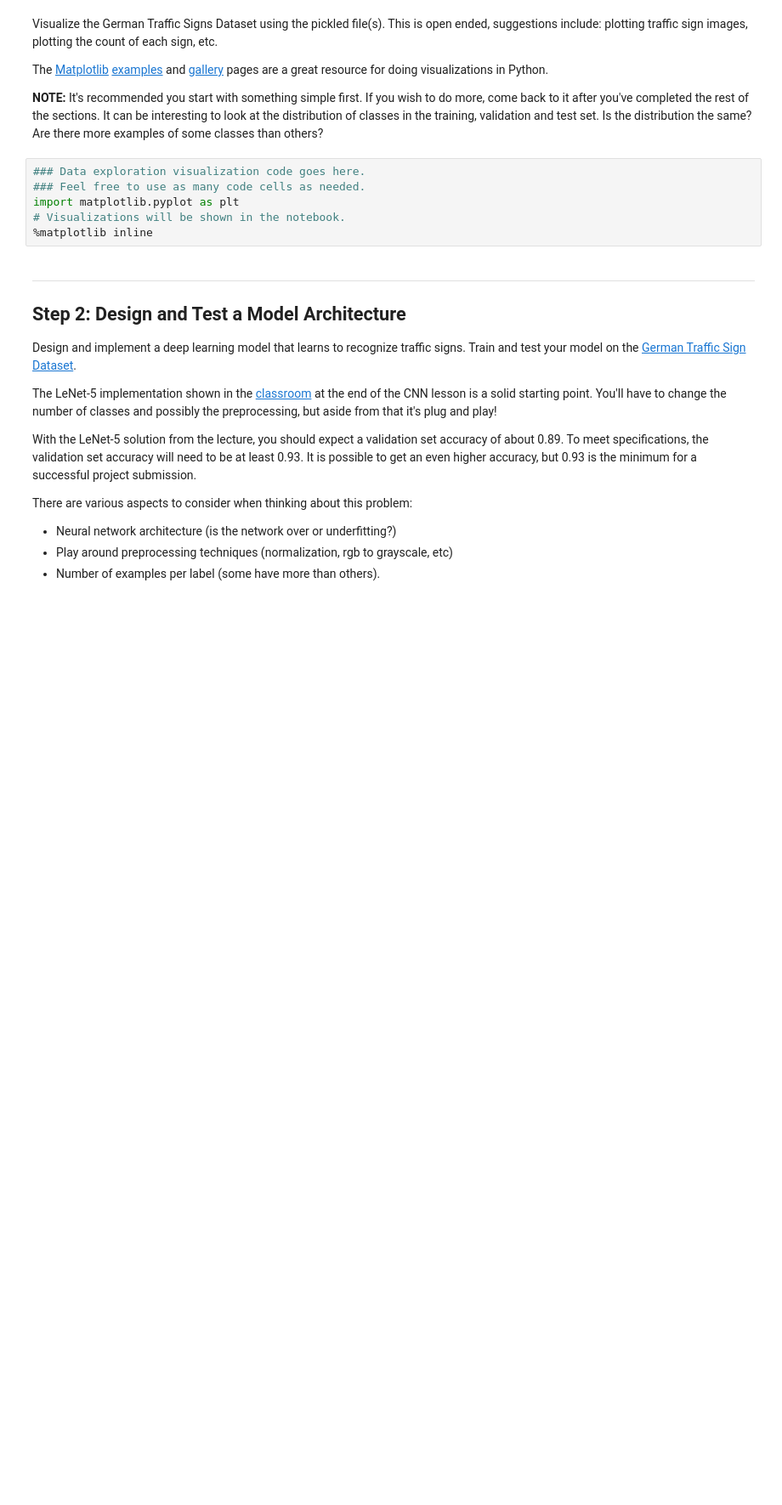
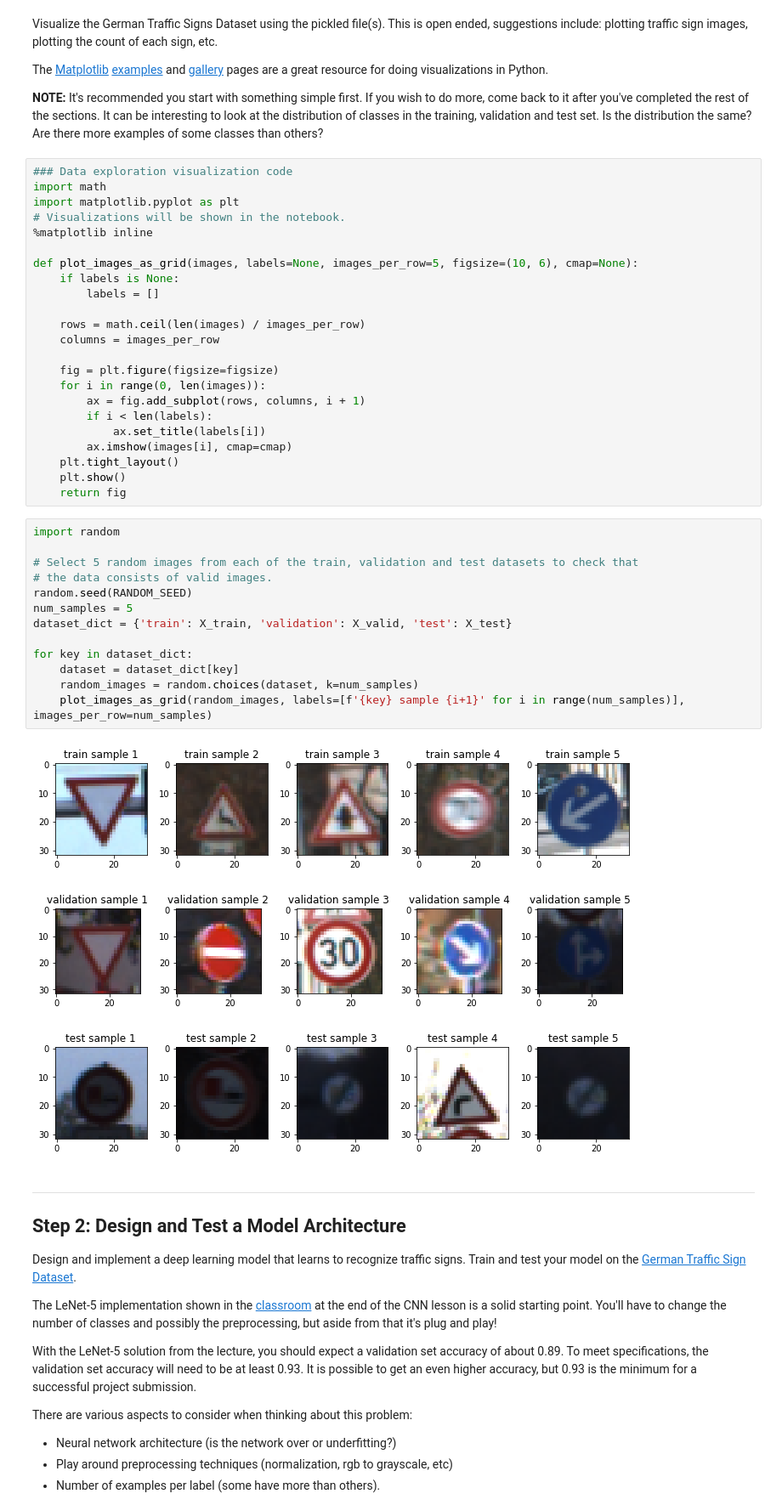
Before and after one commit to Pyrax/CarND-Traffic-Sign-Classifier-Project, a Jupyter notebook: Traffic_Sign_Classifier.ipynb, the cells around one changed output. Shown at 85% size. Saved outputs shown, nothing was run; the diff lists cells and outputs as text; blank space fills up the shorter version.

```diff
--- a/Traffic_Sign_Classifier.ipynb
+++ b/Traffic_Sign_Classifier.ipynb
@@ -96,12 +96,46 @@ Visualize the German Traffic Signs Dataset using the pickled file(s). This is op
 The [Matplotlib](http://matplotlib.org/) [examples](http://matplotlib.org/examples/index.html) and [gallery](http://matplotlib.org/gallery.html) pages are a great resource for doing visualizations in Python.
 
 **NOTE:** It's recommended you start with something simple first. If you wish to do more, come back to it after you've completed the rest of the sections. It can be interesting to look at the distribution of classes in the training, validation and test set. Is the distribution the same? Are there more examples of some classes than others?
-# %%
-### Data exploration visualization code goes here.
-### Feel free to use as many code cells as needed.
-import matplotlib.pyplot as plt
-# Visualizations will be shown in the notebook.
-%matplotlib inline
+# %%
+### Data exploration visualization code
+import math
+import matplotlib.pyplot as plt
+# Visualizations will be shown in the notebook.
+%matplotlib inline
+
+def plot_images_as_grid(images, labels=None, images_per_row=5, figsize=(10, 6), cmap=None):
+    if labels is None:
+        labels = []
+
+    rows = math.ceil(len(images) / images_per_row)
+    columns = images_per_row
+
+    fig = plt.figure(figsize=figsize)
+    for i in range(0, len(images)):
+        ax = fig.add_subplot(rows, columns, i + 1)
+        if i < len(labels):
+            ax.set_title(labels[i])
+        ax.imshow(images[i], cmap=cmap)
+    plt.tight_layout()
+    plt.show()
+    return fig
+# %%
+import random
+
+# Select 5 random images from each of the train, validation and test datasets to check that
+# the data consists of valid images.
+random.seed(RANDOM_SEED)
+num_samples = 5
+dataset_dict = {'train': X_train, 'validation': X_valid, 'test': X_test}
+
+for key in dataset_dict:
+    dataset = dataset_dict[key]
+    random_images = random.choices(dataset, k=num_samples)
+    plot_images_as_grid(random_images, labels=[f'{key} sample {i+1}' for i in range(num_samples)], images_per_row=num_samples)
+# %% [output]
+[figure, added]
+[figure, added]
+[figure, added]
 # %% [markdown]
 ----
 
```
Also changed, not shown: parts of 9 cells of this notebook.
